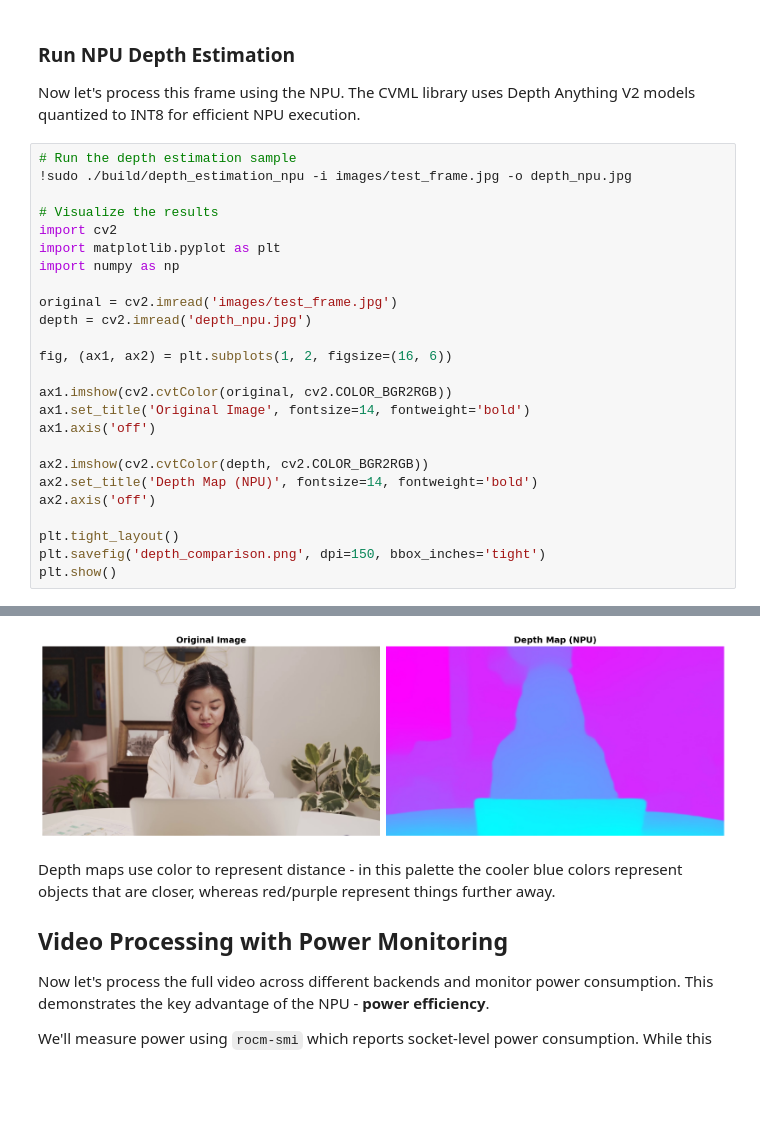
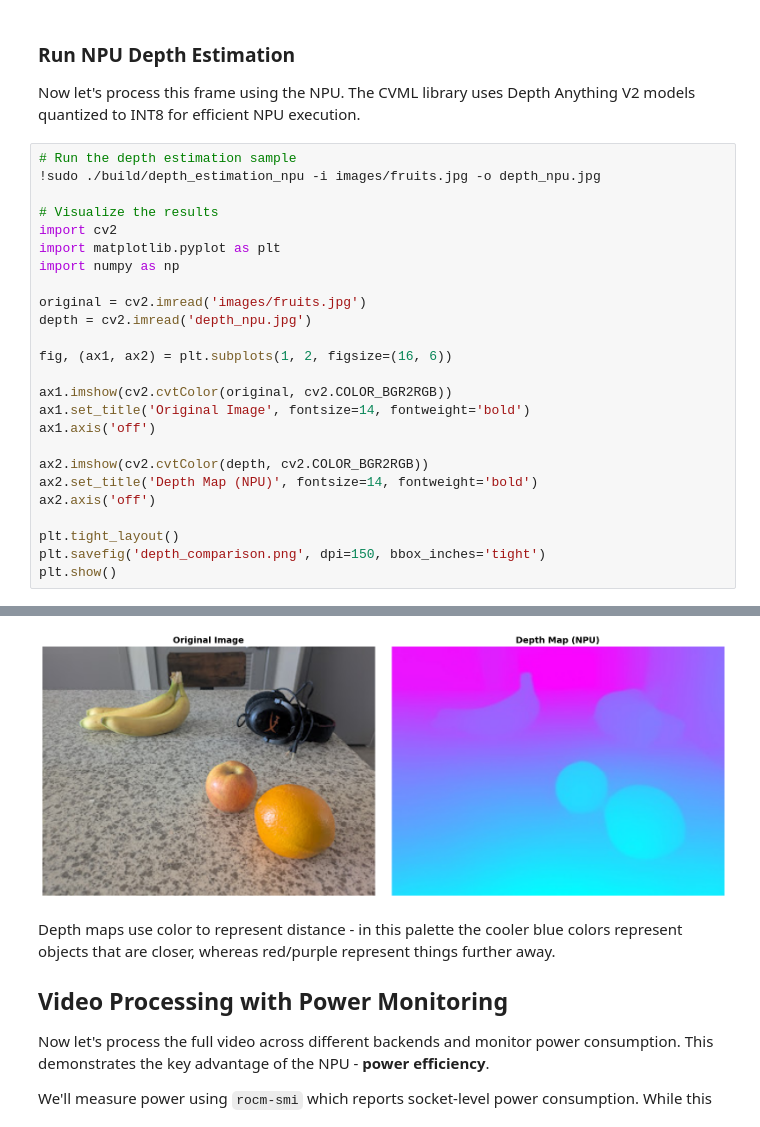
Before and after one commit to skalade/Ryzers, a Jupyter notebook: megadockers/npu/notebooks/2_ryzenai_cvml_library.ipynb, the cells around one changed output, grey strips where cells are left out. Cells and saved outputs as stored; diff of their text form; blank space fills up the shorter version.

```diff
--- a/megadockers/npu/notebooks/2_ryzenai_cvml_library.ipynb
+++ b/megadockers/npu/notebooks/2_ryzenai_cvml_library.ipynb
@@ -69,14 +69,14 @@ Let's start simple - extract a single frame from the sample video and run depth
 Now let's process this frame using the NPU. The CVML library uses Depth Anything V2 models quantized to INT8 for efficient NPU execution.
 # %%
 # Run the depth estimation sample
-!sudo ./build/depth_estimation_npu -i images/test_frame.jpg -o depth_npu.jpg
+!sudo ./build/depth_estimation_npu -i images/fruits.jpg -o depth_npu.jpg
 
 # Visualize the results
 import cv2
 import matplotlib.pyplot as plt
 import numpy as np
 
-original = cv2.imread('images/test_frame.jpg')
+original = cv2.imread('images/fruits.jpg')
 depth = cv2.imread('depth_npu.jpg')
 
 fig, (ax1, ax2) = plt.subplots(1, 2, figsize=(16, 6))
@@ -110,5 +110,5 @@ I20251016 23:04:09.370667  1638 vitisai_compile_model.cpp:1158]          2196_nh
 Output file saved: /ryzers/notebooks/depth_npu.jpg
-[figure, old version]
+[figure, new version]
 # %% [markdown]
 Depth maps use color to represent distance - in this palette the cooler blue colors represent objects that are closer, whereas red/purple represent things further away.
 
```
Also changed, not shown: parts of 9 cells of this notebook, 3 other files.
